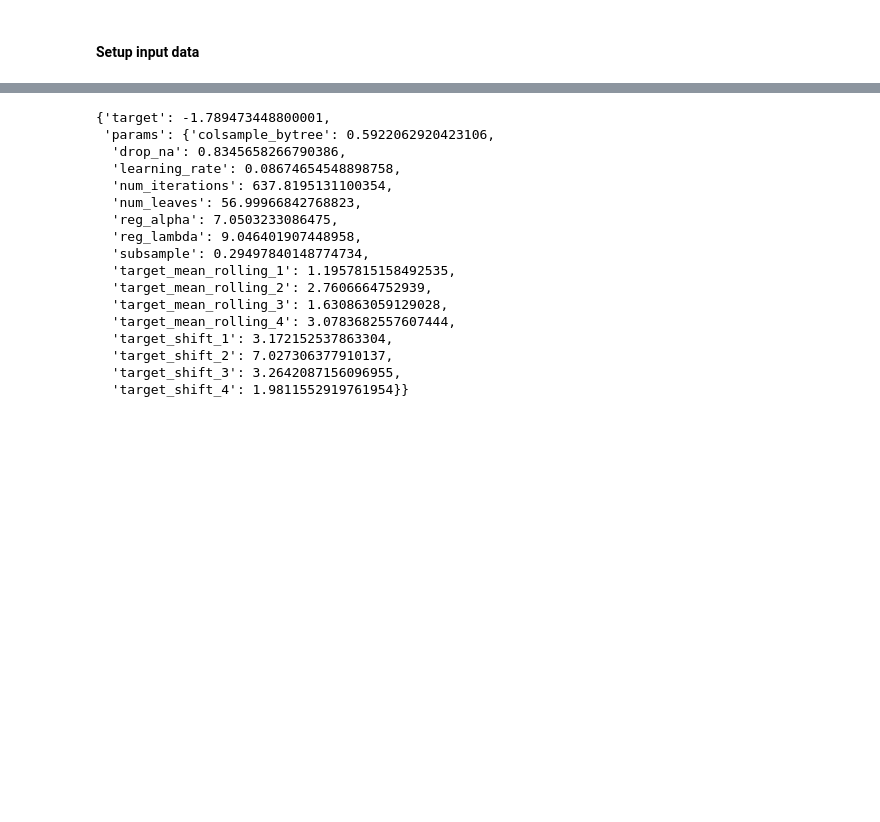
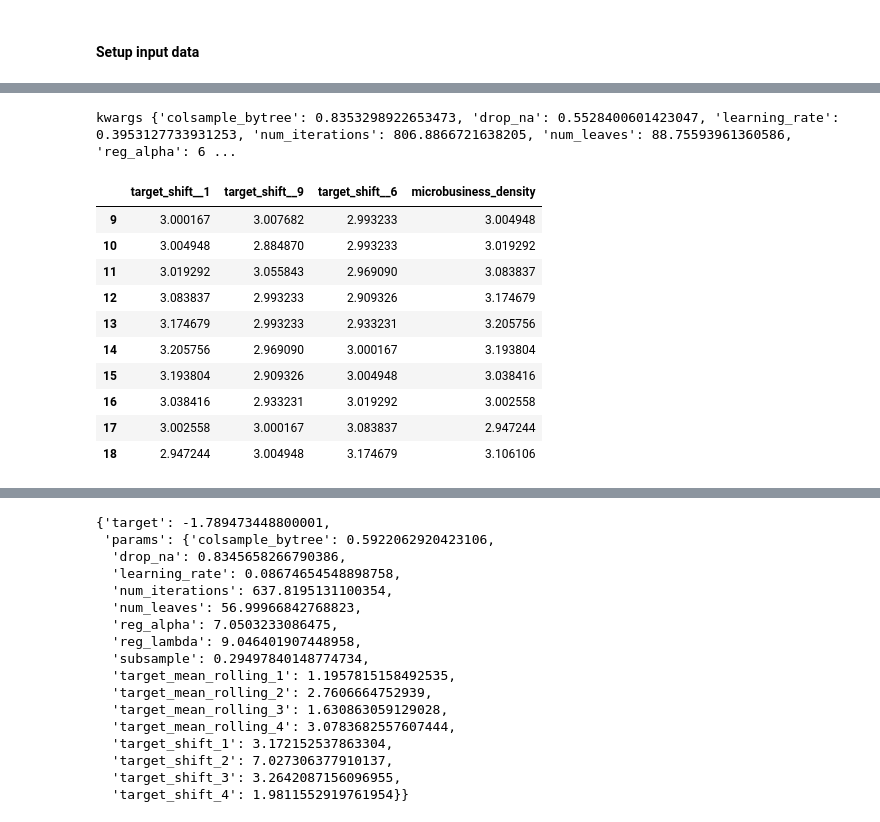
Before and after one commit to olympus999/godaddy-microbusiness-density-forecasting, a Jupyter notebook: notebooks/starter.ipynb, the cells around one changed output, grey strips where cells are left out. Drawn from its saved outputs; the diff is of its cells as text; code cells hidden in the pictures; blank space fills up the shorter version.

```diff
--- a/notebooks/starter.ipynb
+++ b/notebooks/starter.ipynb
@@ -807,0 +887,20 @@ UserWarning: categorical_column in param dict is overridden.
+# %%
+lgb_train, lgb_eval, df, features = lightgbm_bayesian._train_model(
+    **lightgbm_bayesian.optimizer.max["params"], return_data=True
+)
+# %% [output]
+kwargs {'colsample_bytree': 0.8353298922653473, 'drop_na': 0.5528400601423047, 'learning_rate': 0.3953127733931253, 'num_iterations': 806.8866721638205, 'num_leaves': 88.75593961360586, 'reg_alpha': 6 ...
+# %%
+df[[x for x in df.columns if "target" in x] + ["microbusiness_density"]].head(10)
+# %% [output]
+|  | target_shift__1 | target_shift__9 | target_shift__6 | microbusiness_density |
+| 9 | 3.000167 | 3.007682 | 2.993233 | 3.004948 |
+| 10 | 3.004948 | 2.884870 | 2.993233 | 3.019292 |
+| 11 | 3.019292 | 3.055843 | 2.969090 | 3.083837 |
+| 12 | 3.083837 | 2.993233 | 2.909326 | 3.174679 |
+| 13 | 3.174679 | 2.993233 | 2.933231 | 3.205756 |
+| 14 | 3.205756 | 2.969090 | 3.000167 | 3.193804 |
+| 15 | 3.193804 | 2.909326 | 3.004948 | 3.038416 |
+| 16 | 3.038416 | 2.933231 | 3.019292 | 3.002558 |
+| 17 | 3.002558 | 3.000167 | 3.083837 | 2.947244 |
+| 18 | 2.947244 | 3.004948 | 3.174679 | 3.106106 |
```
Also changed, not shown: parts of 20 cells of this notebook.
